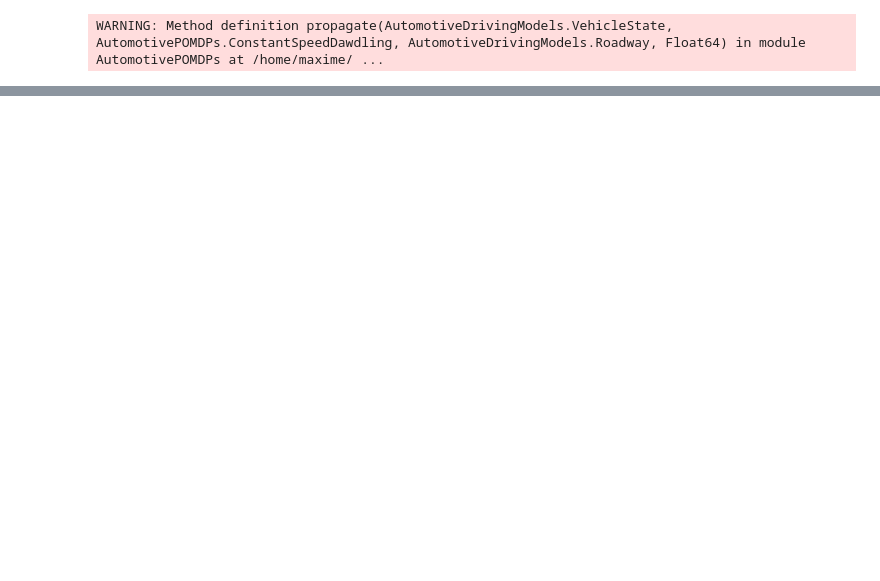
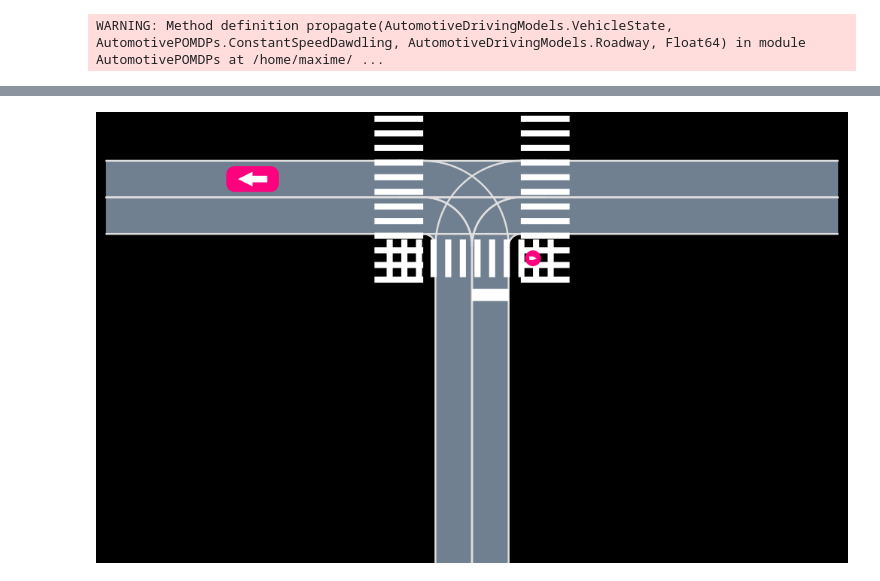
Before and after one commit to sisl/AutomotiveSafeRL, a Jupyter notebook: pedcar_mdp.ipynb, the cells around one changed output, grey strips where cells are left out. Drawn from its saved outputs; the diff is of its cells as text; code cells hidden in the pictures; blank space fills up the shorter version.

```diff
--- a/pedcar_mdp.ipynb
+++ b/pedcar_mdp.ipynb
@@ -162,0 +423,2 @@ policy = solve(solver, mdp, verbose=true)
+# %%
+mdp = PedMDP(env=env, pos_res=3.0, vel_res=2.)
@@ -162,0 +448,5 @@ policy = solve(solver, mdp, verbose=true)
+# %%
+using JLD
+data = load("ped_acc_states.jld")
+# vi_policy = load("car_policy.jld")
+# vi_policy = vi_policy["policy"]
@@ -162,0 +458,3 @@ policy = solve(solver, mdp, verbose=true)
+# %%
+acc_states = data["accepting_states"];
+length(acc_states)
@@ -162,0 +485,6 @@ policy = solve(solver, mdp, verbose=true)
+# %%
+s = rand(acc_states)
+scene = state2scene(mdp, s.s)
+AutoViz.render(scene, env, cam=cam)
+# %% [output]
+[figure, added]
```
Also changed, not shown: parts of 63 cells of this notebook, 25 other files.
